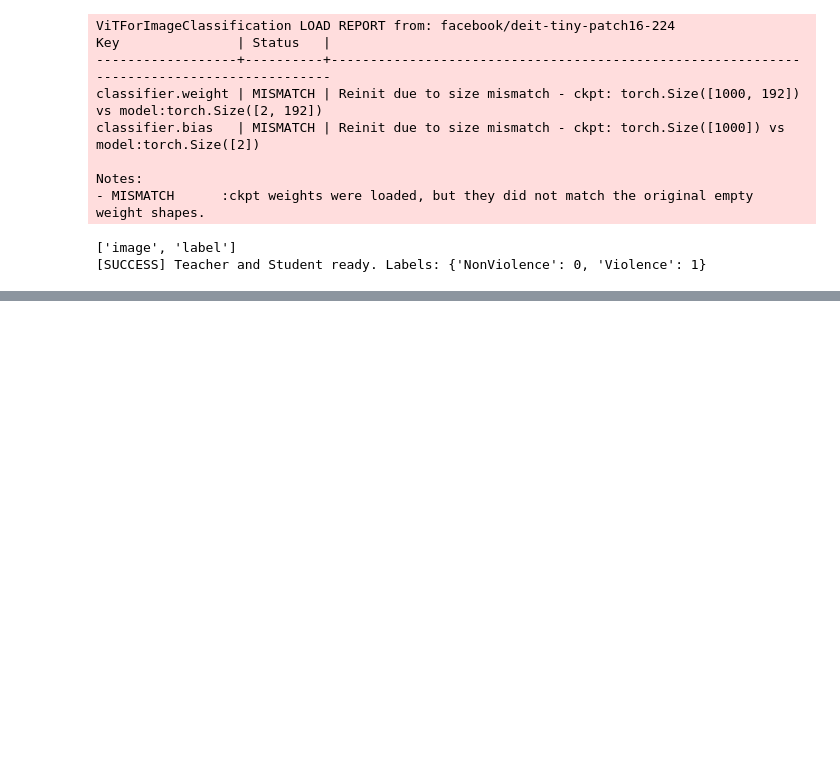
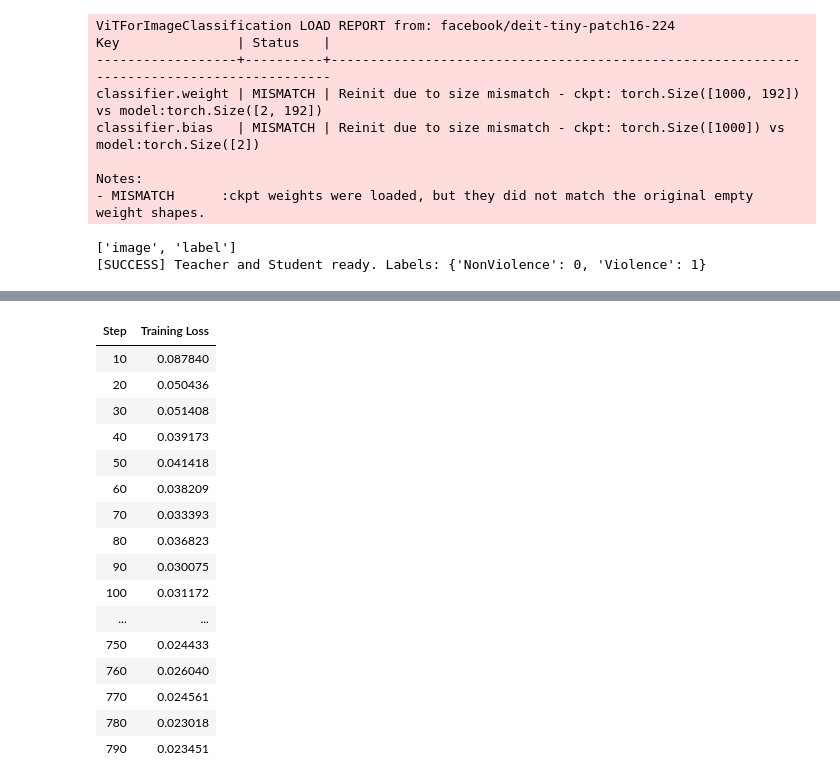
Before and after one commit to 104Rajendraprasath/Final-Year-Project, a Jupyter notebook: Model_Optimization.ipynb, the cells around one changed output, grey strips where cells are left out. Drawn from its saved outputs; the diff is of its cells as text; code cells hidden in the pictures; blank space fills up the shorter version.

Commit message:
Model OPtimization is finished  for action Detection

```diff
--- a/Model_Optimization.ipynb
+++ b/Model_Optimization.ipynb
@@ -126,3 +102,0 @@ distill_trainer = DistillationTrainer(
-# %%
-dataset["train"] = dataset["train"].shuffle(seed=42).select(range(10000))
-dataset["test"] = dataset["test"].select(range(2000))
@@ -142,0 +134,61 @@ print(f"[SUCCESS] Optimized TinyViT saved at {OPTIMIZED_DIR}")
+# %%
+# 1. Load the knowledge we just saved
+train_soft_labels = torch.load("./Model/teacher_knowledge.pt")
+
+class FastDistillTrainer(Trainer):
+    def compute_loss(self, model, inputs, return_outputs=False, **kwargs):
+        teacher_logits = inputs.pop("teacher_logits")
+        outputs = model(**inputs)
+        student_logits = outputs.logits
+
+        # 1. Distillation Loss (KL Divergence)
+        temp = 2.0
+        alpha = 0.5
+        loss_distill = nn.KLDivLoss(reduction="batchmean")(
+            F.log_softmax(student_logits / temp, dim=-1),
+            F.softmax(teacher_logits / temp, dim=-1)
+        ) * (temp ** 2)
+
+        # 2. Standard Loss
+        loss_ce = F.cross_entropy(student_logits, inputs["labels"])
+
+        loss = (alpha * loss_distill) + (1.0 - alpha) * loss_ce
+        return (loss, outputs) if return_outputs else loss
+
+
+# 2. Create Fast Dataset
+class FastDistillDataset(torch.utils.data.Dataset):
+    def __init__(self, base_dataset, soft_labels):
+        self.base_dataset = base_dataset
+        self.soft_labels = soft_labels
+    def __len__(self): return len(self.base_dataset)
+    def __getitem__(self, idx):
+        item = self.base_dataset[idx]
+        item["teacher_logits"] = self.soft_labels[idx]
+        return item
+
+distill_train_set = FastDistillDataset(dataset["train"], train_soft_labels)
+
+# 3. Fast Training Arguments
+training_args = TrainingArguments(
+    output_dir="./Model/distilled_student",
+    num_train_epochs=10,
+    per_device_train_batch_size=128, # HUGE BATCH because student is tiny
+    fp16=True,                       # 🚀 GPU Tensor Core speed
+    learning_rate=5e-5,
+    logging_steps=10,
+    report_to="none",
+     remove_unused_columns=False
+)
+
+# 4. Train Student
+trainer = FastDistillTrainer( # Using the custom trainer we defined earlier
+    model=student_model,
+    args=training_args,
+    train_dataset=distill_train_set,
+)
+
+print("[INFO] Training Student Model...")
+trainer.train()
+trainer.save_model("./Model/final_student_model")
+# %% [output]
@@ -142,0 +197,17 @@ print(f"[SUCCESS] Optimized TinyViT saved at {OPTIMIZED_DIR}")
+| Step | Training Loss |
+| 10 | 0.087840 |
+| 20 | 0.050436 |
+| 30 | 0.051408 |
+| 40 | 0.039173 |
+| 50 | 0.041418 |
+| 60 | 0.038209 |
+| 70 | 0.033393 |
+| 80 | 0.036823 |
+| 90 | 0.030075 |
+| 100 | 0.031172 |
+| ... | ... |
+| 750 | 0.024433 |
+| 760 | 0.026040 |
+| 770 | 0.024561 |
+| 780 | 0.023018 |
+| 790 | 0.023451 |
```
Also changed, not shown: parts of 9 cells of this notebook.
